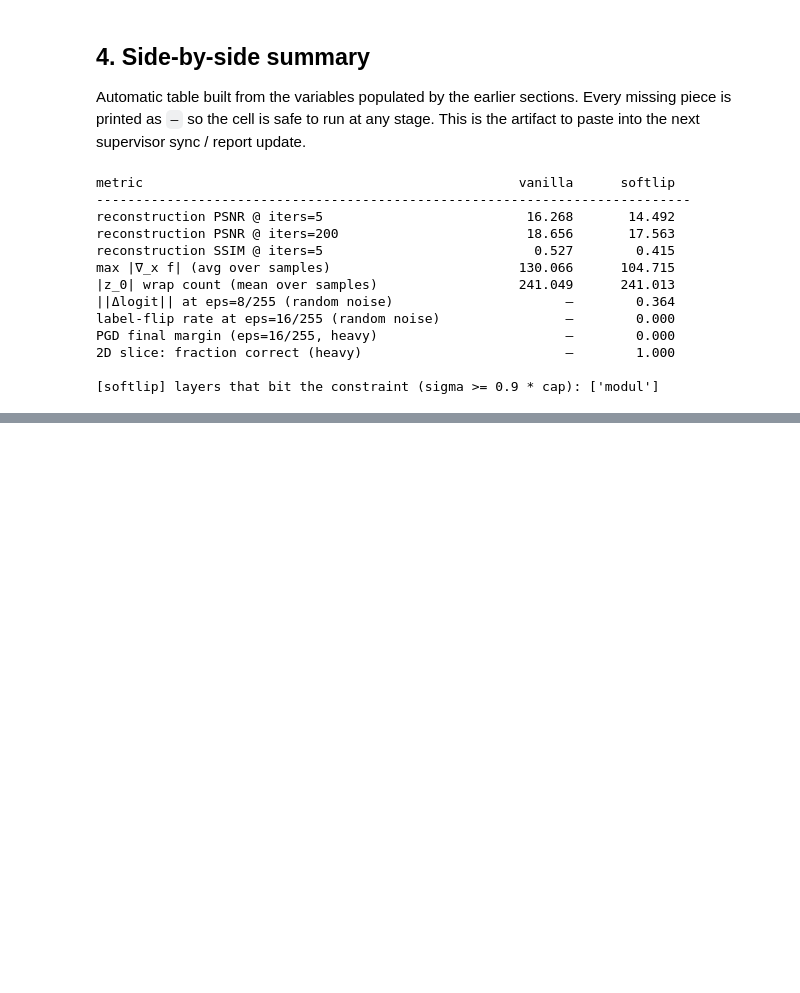
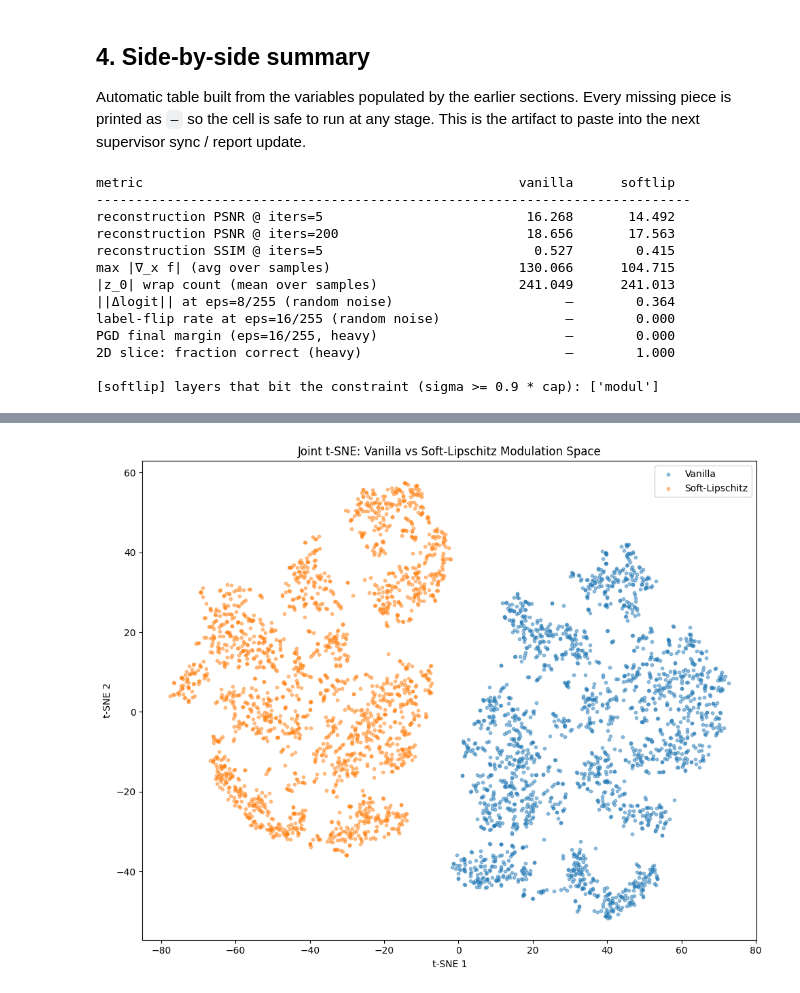
Before and after one commit to omarghara/SIREN_Vista, a Jupyter notebook: notebooks/model_diagnostics.ipynb, the cells around one changed output, grey strips where cells are left out. Drawn from its saved outputs; the diff is of its cells as text; code cells hidden in the pictures; blank space fills up the shorter version.

```diff
--- a/notebooks/model_diagnostics.ipynb
+++ b/notebooks/model_diagnostics.ipynb
@@ -66,6 +68,13 @@ editing code further down.
 Parameter-Space-Attack-Suite checkpoint is also listed so Section 1 can
 still run if you haven't trained a local vanilla yet.
 """
+# ---- GPU (physical index) -------------------------------------------------
+# Set *before* any CUDA tensors are created. Default 1 = second GPU on this
+# machine (card 0 is the first). After this, PyTorch sees a single device as
+# ``cuda:0`` — that logical GPU is your chosen physical card.
+CUDA_DEVICE_ID = 1
+os.environ["CUDA_VISIBLE_DEVICES"] = str(CUDA_DEVICE_ID)
+
 # ---- checkpoints --------------------------------------------------------
 VANILLA_CKPT = REPO_ROOT / "model_mnist" / "vanilla" / "modSiren.pth"
 VANILLA_CKPT_FALLBACK = Path("/home/omarg/SIREN_Vista/model_mnist/vanilla_e40_lr0.01_cw512_md512_do0p2_cd3_bs256/modSiren.pth")
@@ -73,7 +82,7 @@ VANILLA_CKPT_FALLBACK = Path("/home/omarg/SIREN_Vista/model_mnist/vanilla_e40_lr
 SOFTLIP_CKPT = REPO_ROOT / "model_mnist" / "softlip_L30_lam1e+00_all_skip0" / "modSiren.pth"
 
 # Classifier paths -- trained on the *matching* functaset produced by makeset.py
-VANILLA_CLASSIFIER = REPO_ROOT / "runs" / "vanilla" / "mnist_classifier" / "best_classifier.pth"
+VANILLA_CLASSIFIER = REPO_ROOT / "runs" / "vanilla_e40_lr0.01_cw512_md512_do0p2_cd3_bs256" / "mnist_classifier" / "best_classifier.pth"
 SOFTLIP_CLASSIFIER = REPO_ROOT / "runs" / "softlip_L30_lam1e+00_all_skip0" / "mnist_classifier" / "best_classifier.pth"
 
 # ---- soft-Lipschitz hyperparameters (for cap overlay in §2.1) -----------
@@ -81,7 +90,7 @@ SOFTLIP_CLASSIFIER = REPO_ROOT / "runs" / "softlip_L30_lam1e+00_all_skip0" / "mn
 # sensible defaults that match the standard softlip_L30_lam1e+00_all_skip0 run.
 SOFTLIP_L_DEFAULT          = 30.0
 SOFTLIP_APPLY_TO_DEFAULT   = "all"
-SOFTLIP_SKIP_FIRST_DEFAULT = True
+SOFTLIP_SKIP_FIRST_DEFAULT = False
 
 # ---- model architecture (used only if a checkpoint omits `model_args`) --
 SIREN_HIDDEN_DEFAULT = 256
@@ -113,5 +122,12 @@ RUN_HEAVY = True  # flip to True to run §3.2 PGD and §3.3 boundary slice
 
 torch.manual_seed(SEED)
 np.random.seed(SEED)
+if DEVICE == "cuda":
+    print(
+        f"CUDA_VISIBLE_DEVICES={os.environ.get('CUDA_VISIBLE_DEVICES', '')!r} "
+        f"(physical GPU index was CUDA_DEVICE_ID={CUDA_DEVICE_ID})"
+    )
+    print(f"  logical GPUs visible to PyTorch: {torch.cuda.device_count()}")
+    print(f"  cuda:0 -> {torch.cuda.get_device_name(0)}")
 print(f"DEVICE={DEVICE} SEED={SEED} RUN_HEAVY={RUN_HEAVY}")
 # %% [output]
@@ -1556,0 +1760,27 @@ PGD final margin (eps=16/255, heavy)                        —        0.000
+# %%
+plt.figure(figsize=(10, 8))
+
+plt.scatter(
+    Z_vanilla[:, 0],
+    Z_vanilla[:, 1],
+    s=10,
+    alpha=0.45,
+    label="Vanilla",
+)
+
+plt.scatter(
+    Z_softlip[:, 0],
+    Z_softlip[:, 1],
+    s=10,
+    alpha=0.45,
+    label="Soft-Lipschitz",
+)
+
+plt.legend()
+plt.title("Joint t-SNE: Vanilla vs Soft-Lipschitz Modulation Space")
+plt.xlabel("t-SNE 1")
+plt.ylabel("t-SNE 2")
+plt.tight_layout()
+plt.show()
+# %% [output]
+[figure, added]
```
Also changed, not shown: parts of 19 cells of this notebook, 25 other files.
